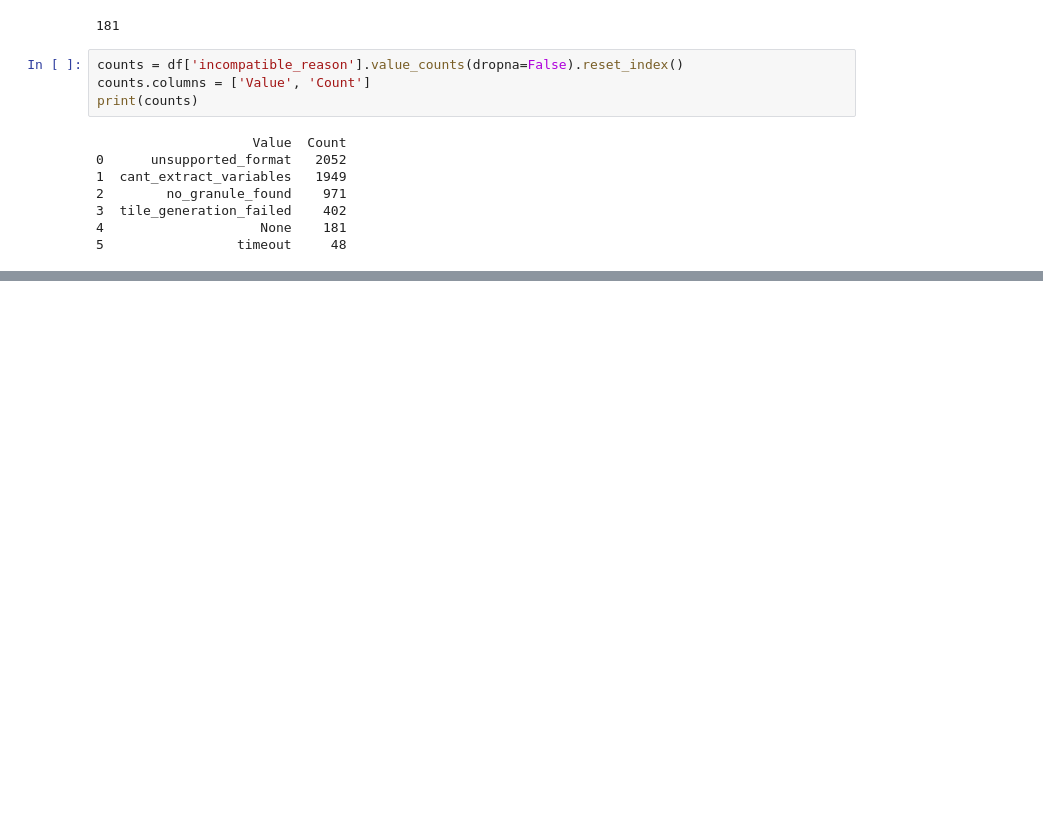
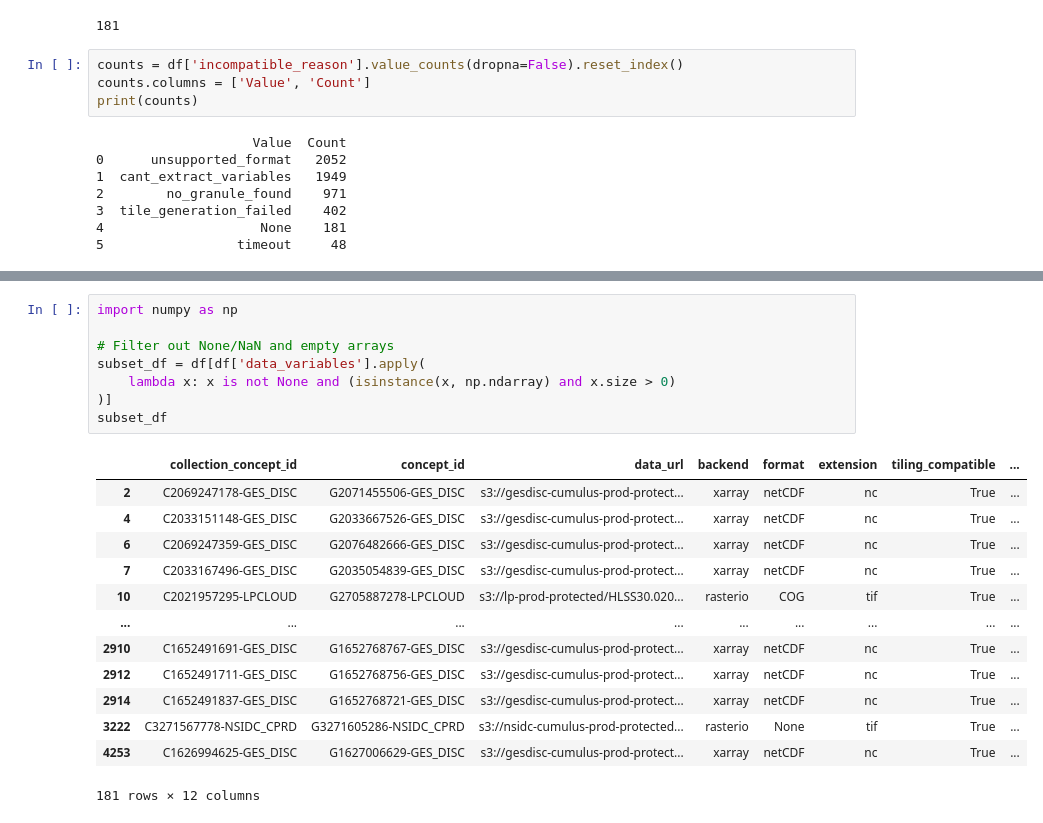
Before and after one commit to developmentseed/titiler-cmr-compatibility, a Jupyter notebook: read_results.ipynb, the cells around one changed output, grey strips where cells are left out. Drawn from its saved outputs; the diff is of its cells as text; blank space fills up the shorter version.

```diff
--- a/read_results.ipynb
+++ b/read_results.ipynb
@@ -39,0 +24,22 @@ df[(df.tiling_compatible == False) & (df.incompatible_reason == 'cant_extract_va
+# %%
+import numpy as np
+
+# Filter out None/NaN and empty arrays
+subset_df = df[df['data_variables'].apply(
+    lambda x: x is not None and (isinstance(x, np.ndarray) and x.size > 0)
+)]
+subset_df
+# %% [output]
+|  | collection_concept_id | concept_id | data_url | backend | format | extension | tiling_compatible | ... |
+| 2 | C2069247178-GES_DISC | G2071455506-GES_DISC | s3://gesdisc-cumulus-prod-protect... | xarray | netCDF | nc | True | ... |
+| 4 | C2033151148-GES_DISC | G2033667526-GES_DISC | s3://gesdisc-cumulus-prod-protect... | xarray | netCDF | nc | True | ... |
+| 6 | C2069247359-GES_DISC | G2076482666-GES_DISC | s3://gesdisc-cumulus-prod-protect... | xarray | netCDF | nc | True | ... |
+| 7 | C2033167496-GES_DISC | G2035054839-GES_DISC | s3://gesdisc-cumulus-prod-protect... | xarray | netCDF | nc | True | ... |
+| 10 | C2021957295-LPCLOUD | G2705887278-LPCLOUD | s3://lp-prod-protected/HLSS30.020... | rasterio | COG | tif | True | ... |
+| ... | ... | ... | ... | ... | ... | ... | ... | ... |
+| 2910 | C1652491691-GES_DISC | G1652768767-GES_DISC | s3://gesdisc-cumulus-prod-protect... | xarray | netCDF | nc | True | ... |
+| 2912 | C1652491711-GES_DISC | G1652768756-GES_DISC | s3://gesdisc-cumulus-prod-protect... | xarray | netCDF | nc | True | ... |
+| 2914 | C1652491837-GES_DISC | G1652768721-GES_DISC | s3://gesdisc-cumulus-prod-protect... | xarray | netCDF | nc | True | ... |
+| 3222 | C3271567778-NSIDC_CPRD | G3271605286-NSIDC_CPRD | s3://nsidc-cumulus-prod-protected... | rasterio | None | tif | True | ... |
+| 4253 | C1626994625-GES_DISC | G1627006629-GES_DISC | s3://gesdisc-cumulus-prod-protect... | xarray | netCDF | nc | True | ... |
+181 rows × 12 columns
```
Also changed, not shown: parts of 3 cells of this notebook, 5 other files.
